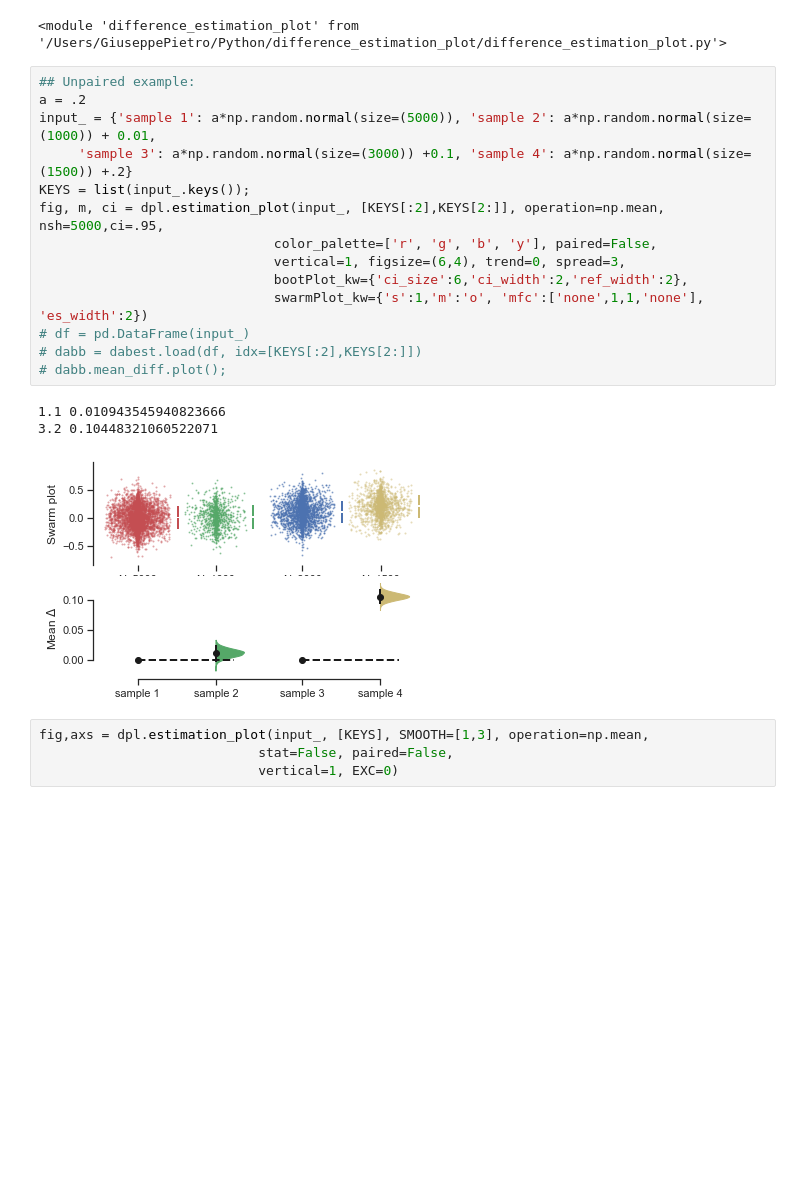
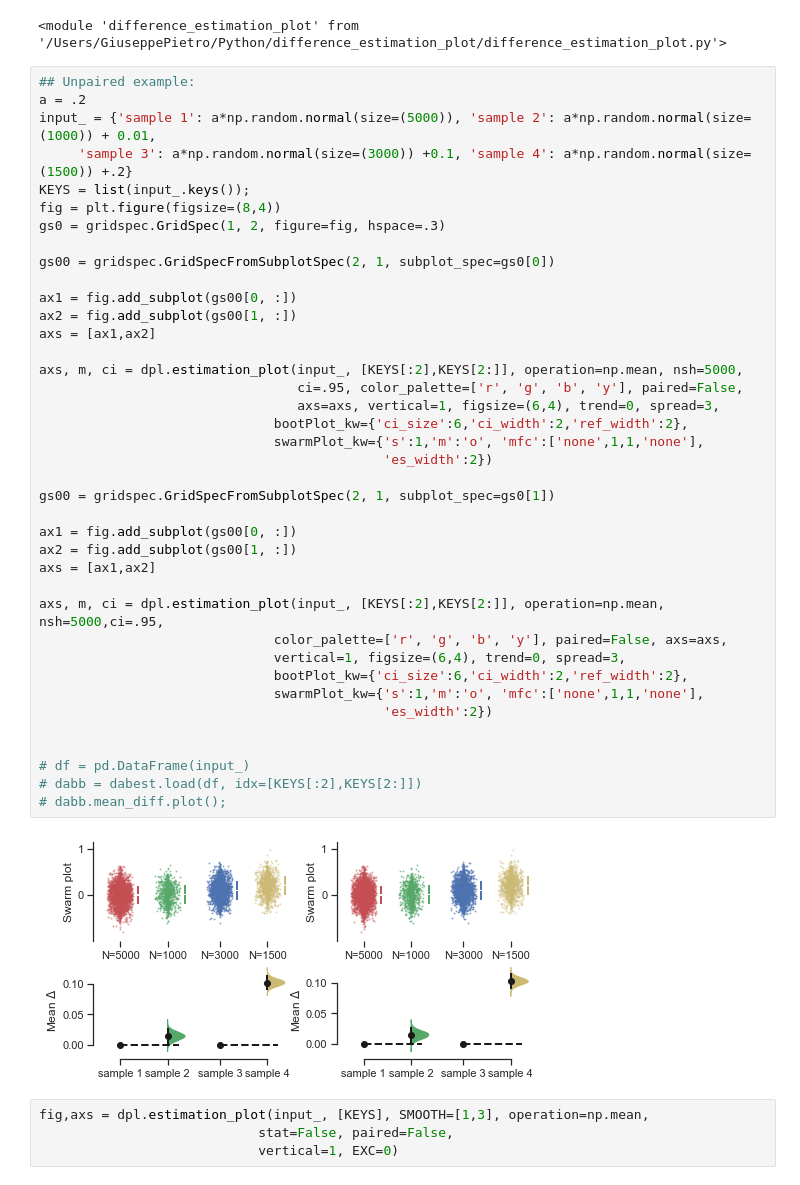
Before and after one commit to drsax93/difference_estimation_plot, a Jupyter notebook: difference_estimation_plot_examples.ipynb, the cells around one changed output. Cells and saved outputs as stored; diff of their text form; blank space fills up the shorter version.

Commit message:
added nested subplots functionality

```diff
--- a/difference_estimation_plot_examples.ipynb
+++ b/difference_estimation_plot_examples.ipynb
@@ -14,21 +16,44 @@ importlib.reload(dpl)
 # %%
 ## Unpaired example:
 a = .2
 input_ = {'sample 1': a*np.random.normal(size=(5000)), 'sample 2': a*np.random.normal(size=(1000)) + 0.01,
      'sample 3': a*np.random.normal(size=(3000)) +0.1, 'sample 4': a*np.random.normal(size=(1500)) +.2}
 KEYS = list(input_.keys());
-fig, m, ci = dpl.estimation_plot(input_, [KEYS[:2],KEYS[2:]], operation=np.mean, nsh=5000,ci=.95,
-                              color_palette=['r', 'g', 'b', 'y'], paired=False,
+fig = plt.figure(figsize=(8,4))
+gs0 = gridspec.GridSpec(1, 2, figure=fig, hspace=.3)
+
+gs00 = gridspec.GridSpecFromSubplotSpec(2, 1, subplot_spec=gs0[0])
+
+ax1 = fig.add_subplot(gs00[0, :])
+ax2 = fig.add_subplot(gs00[1, :])
+axs = [ax1,ax2]
+
+axs, m, ci = dpl.estimation_plot(input_, [KEYS[:2],KEYS[2:]], operation=np.mean, nsh=5000,
+                                 ci=.95, color_palette=['r', 'g', 'b', 'y'], paired=False,
+                                 axs=axs, vertical=1, figsize=(6,4), trend=0, spread=3,
+                              bootPlot_kw={'ci_size':6,'ci_width':2,'ref_width':2},
+                              swarmPlot_kw={'s':1,'m':'o', 'mfc':['none',1,1,'none'],
+                                            'es_width':2})
+
+gs00 = gridspec.GridSpecFromSubplotSpec(2, 1, subplot_spec=gs0[1])
+
+ax1 = fig.add_subplot(gs00[0, :])
+ax2 = fig.add_subplot(gs00[1, :])
+axs = [ax1,ax2]
+
+axs, m, ci = dpl.estimation_plot(input_, [KEYS[:2],KEYS[2:]], operation=np.mean, nsh=5000,ci=.95,
+                              color_palette=['r', 'g', 'b', 'y'], paired=False, axs=axs,
                               vertical=1, figsize=(6,4), trend=0, spread=3,
                               bootPlot_kw={'ci_size':6,'ci_width':2,'ref_width':2},
-                              swarmPlot_kw={'s':1,'m':'o', 'mfc':['none',1,1,'none'], 'es_width':2})
+                              swarmPlot_kw={'s':1,'m':'o', 'mfc':['none',1,1,'none'],
+                                            'es_width':2})
+
+
 # df = pd.DataFrame(input_)
 # dabb = dabest.load(df, idx=[KEYS[:2],KEYS[2:]])
 # dabb.mean_diff.plot();
 # %% [output]
-1.1 0.010943545940823666
-3.2 0.10448321060522071
-[figure, old version]
+[figure, new version]
 # %%
 fig,axs = dpl.estimation_plot(input_, [KEYS], SMOOTH=[1,3], operation=np.mean,
                             stat=False, paired=False,
```
Also changed, not shown: parts of 1 cell of this notebook, 1 other file.
